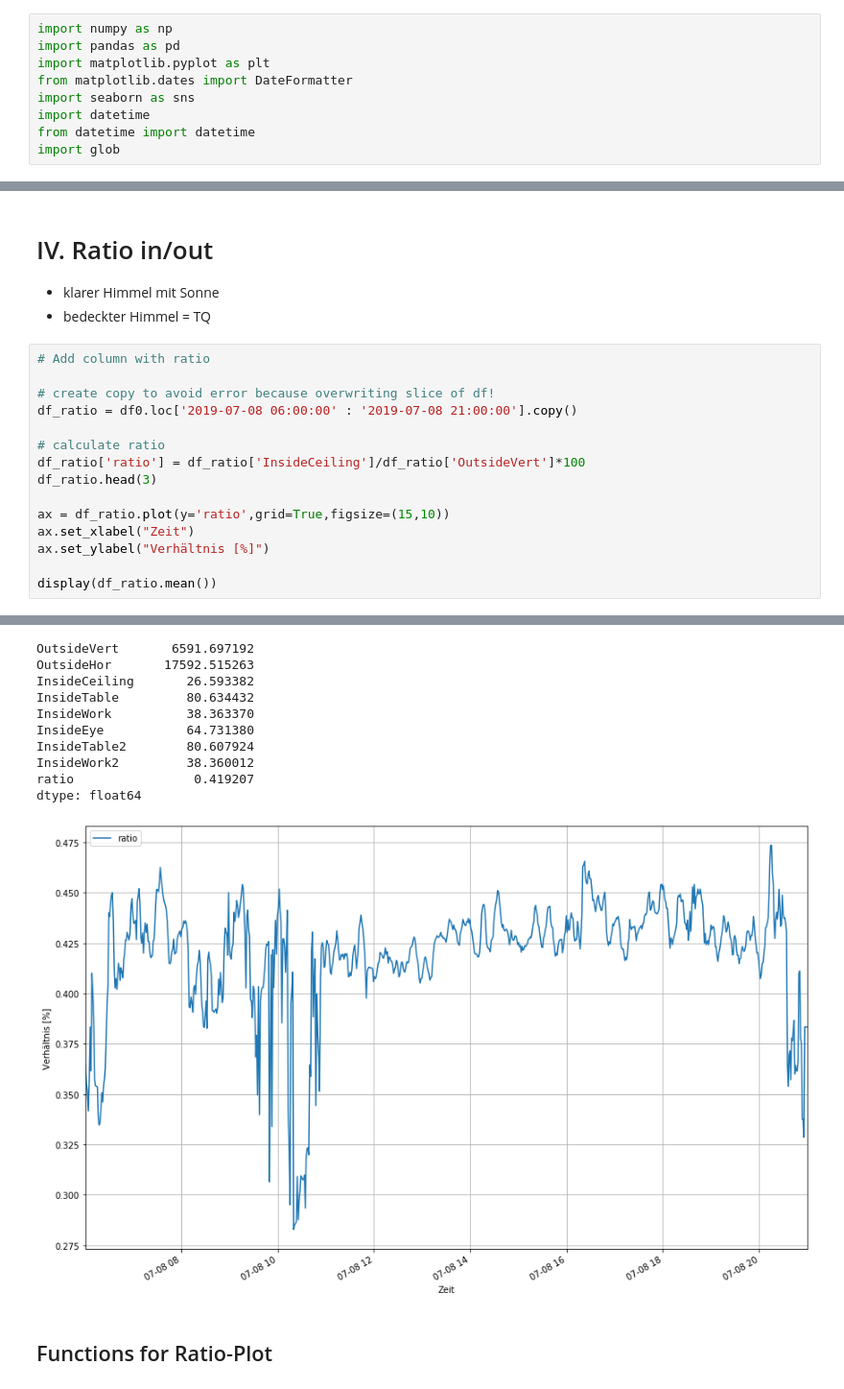
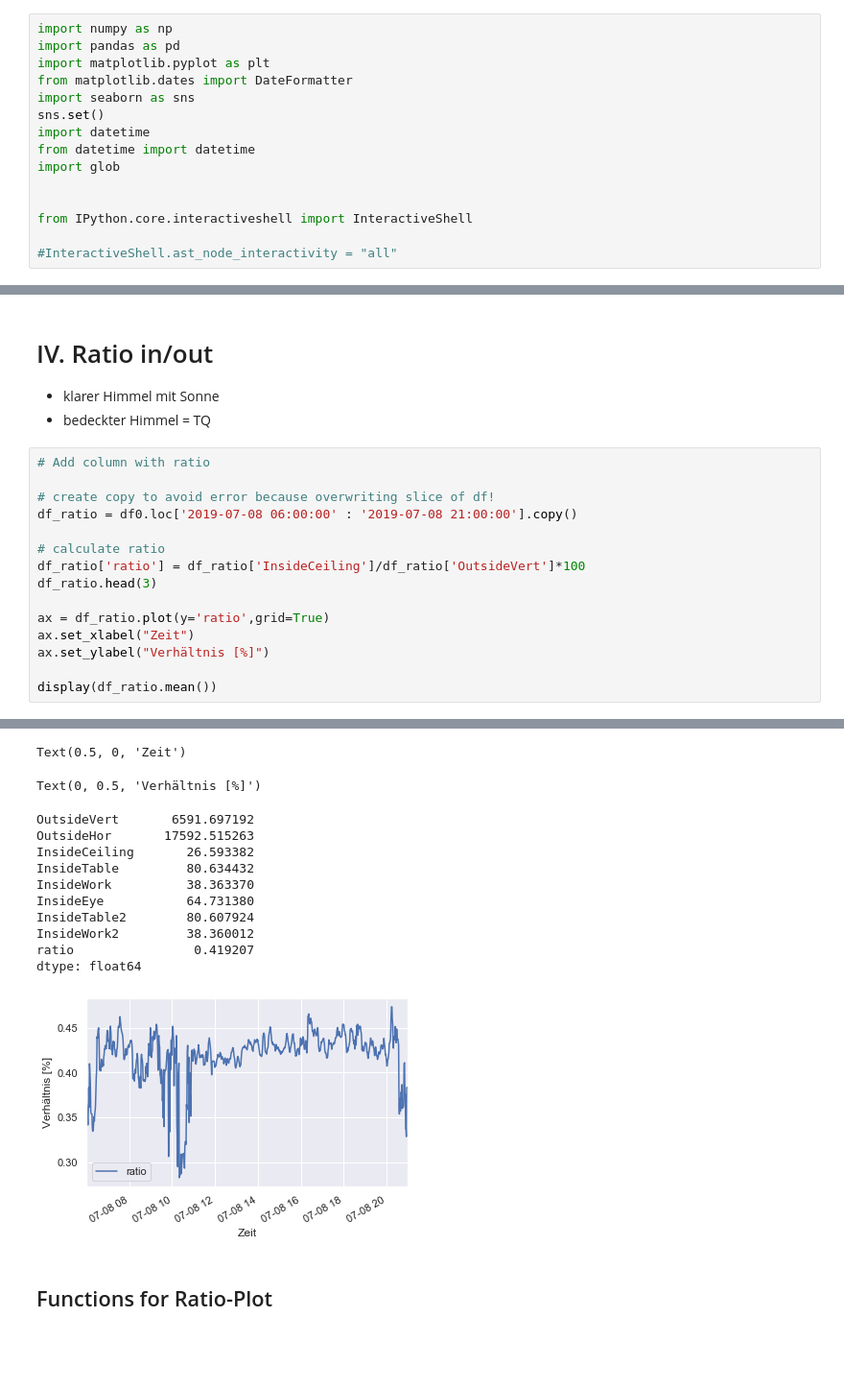
Before and after one commit to OliverZott/DataAnalysis_Almemo, a Jupyter notebook: Data_Almemo.ipynb, the cells around one changed output, grey strips where cells are left out. Shown at 96% size. Saved outputs shown, nothing was run; the diff lists cells and outputs as text; blank space fills up the shorter version.

```diff
--- a/Data_Almemo.ipynb
+++ b/Data_Almemo.ipynb
@@ -21,9 +21,15 @@ import pandas as pd
 import matplotlib.pyplot as plt
 from matplotlib.dates import DateFormatter
 import seaborn as sns
+sns.set()
 import datetime
 from datetime import datetime
 import glob
+
+
+from IPython.core.interactiveshell import InteractiveShell
+
+#InteractiveShell.ast_node_interactivity = "all"
 # %% [markdown]
 # I. Store all .txt files in one file
 
@@ -280,7 +305,7 @@ df_ratio = df0.loc['2019-07-08 06:00:00' : '2019-07-08 21:00:00'].copy()
 df_ratio['ratio'] = df_ratio['InsideCeiling']/df_ratio['OutsideVert']*100
 df_ratio.head(3)
 
-ax = df_ratio.plot(y='ratio',grid=True,figsize=(15,10))
+ax = df_ratio.plot(y='ratio',grid=True)
 ax.set_xlabel("Zeit")
 ax.set_ylabel("Verhältnis [%]")
 
@@ -289,14 +319,16 @@ display(df_ratio.mean())
-OutsideVert       6591.697192
-OutsideHor       17592.515263
-InsideCeiling       26.593382
-InsideTable         80.634432
-InsideWork          38.363370
-InsideEye           64.731380
-InsideTable2        80.607924
-InsideWork2         38.360012
-ratio                0.419207
-dtype: float64
+Text(0.5, 0, 'Zeit')
+Text(0, 0.5, 'Verhältnis [%]')
+OutsideVert       6591.697192
+OutsideHor       17592.515263
+InsideCeiling       26.593382
+InsideTable         80.634432
+InsideWork          38.363370
+InsideEye           64.731380
+InsideTable2        80.607924
+InsideWork2         38.360012
+ratio                0.419207
+dtype: float64
-[figure, old version]
+[figure, new version]
 # %% [markdown]
 ## Functions for Ratio-Plot
 # %%
```
Also changed, not shown: parts of 31 cells of this notebook, 1 other file.
